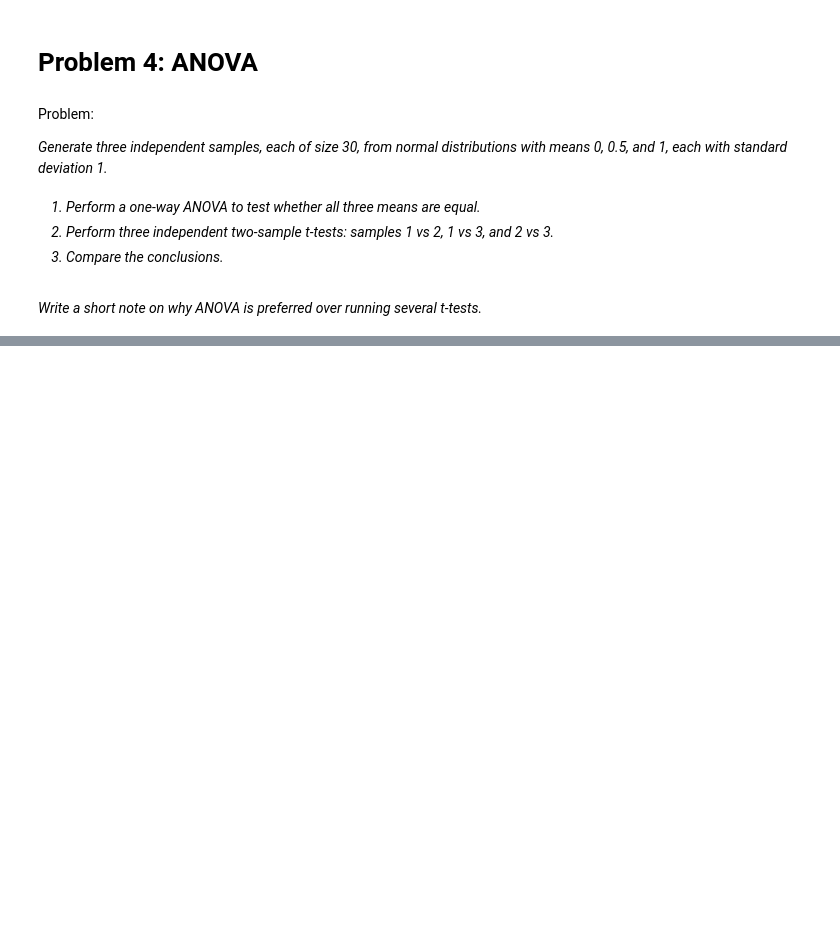
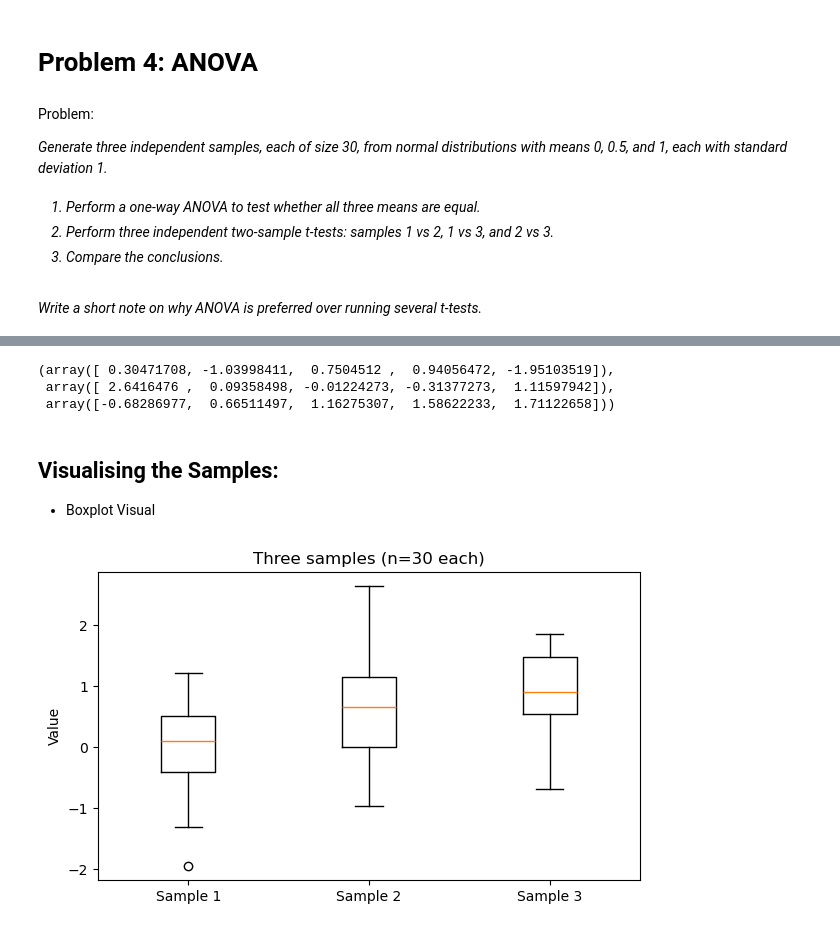
Before and after one commit to Emmet-Devaney/applied_statistics_2025, a Jupyter notebook: problems.ipynb, the cells around one changed output, grey strips where cells are left out. Saved outputs shown, nothing was run; the diff lists cells and outputs as text; code cells hidden in the pictures; blank space fills up the shorter version.

```diff
--- a/problems.ipynb
+++ b/problems.ipynb
@@ -354,0 +362,26 @@ Write a short note on why ANOVA is preferred over running several t-tests.
+# %%
+
+rng = np.random.default_rng(42)
+
+n = 30
+
+sample_1 = rng.normal(loc=0.0, scale=1.0, size=n)
+sample_2 = rng.normal(loc=0.5, scale=1.0, size=n)
+sample_3 = rng.normal(loc=1.0, scale=1.0, size=n)
+
+sample_1[:5], sample_2[:5], sample_3[:5]
+# %% [output]
+(array([ 0.30471708, -1.03998411,  0.7504512 ,  0.94056472, -1.95103519]),
+ array([ 2.6416476 ,  0.09358498, -0.01224273, -0.31377273,  1.11597942]),
+ array([-0.68286977,  0.66511497,  1.16275307,  1.58622233,  1.71122658]))
+# %% [markdown]
+## Visualising the Samples:
+- Boxplot Visual
+# %%
+plt.figure(figsize=(7, 4))
+plt.boxplot([sample_1, sample_2, sample_3], labels=["Sample 1", "Sample 2", "Sample 3"])
+plt.ylabel("Value")
+plt.title("Three samples (n=30 each)")
+plt.show()
+# %% [output]
+[figure, added]
```
Also changed, not shown: parts of 8 cells of this notebook.
